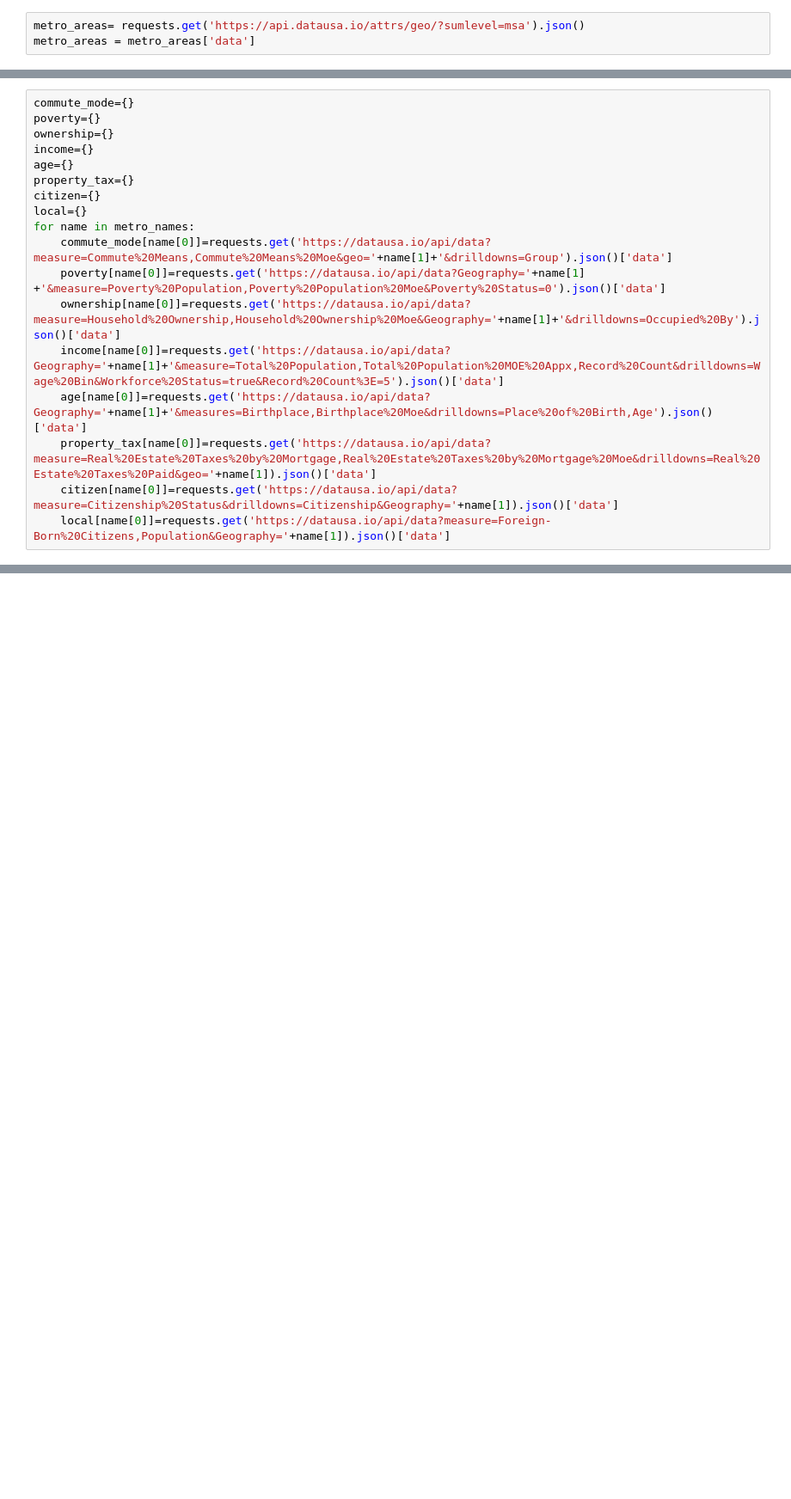
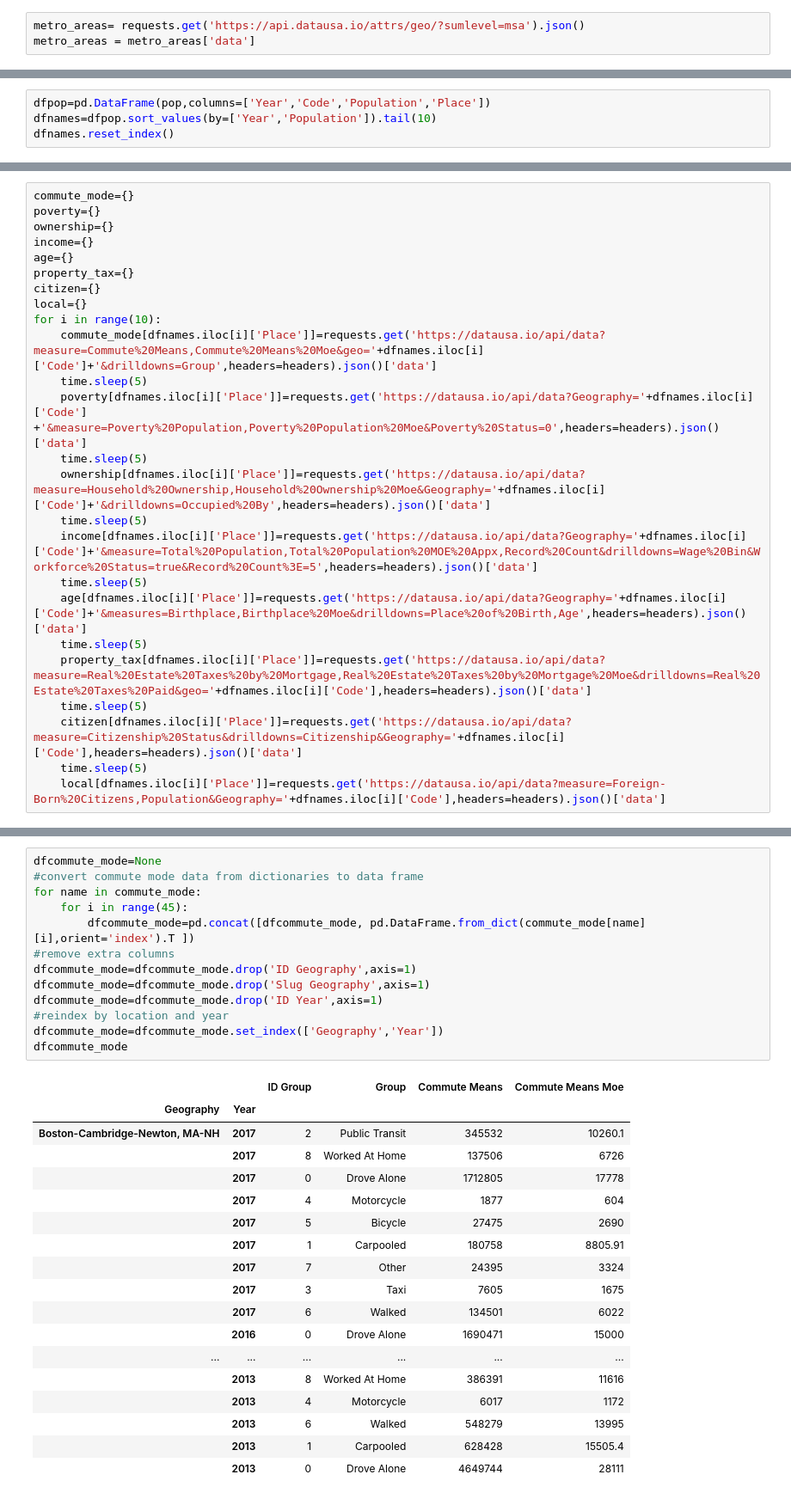
Before and after one commit to aneou/Springboard, a Jupyter notebook: data collection.ipynb, the cells around one changed output, grey strips where cells are left out. Shown at 86% size. Saved outputs shown, nothing was run; the diff lists cells and outputs as text; blank space fills up the shorter version.

```diff
--- a/data collection.ipynb
+++ b/data collection.ipynb
@@ -11,0 +19,4 @@ for data in metro_areas:
+# %%
+dfpop=pd.DataFrame(pop,columns=['Year','Code','Population','Place'])
+dfnames=dfpop.sort_values(by=['Year','Population']).tail(10)
+dfnames.reset_index()
@@ -22,12 +44,19 @@ age={}
 property_tax={}
 citizen={}
 local={}
-for name in metro_names:
-    commute_mode[name[0]]=requests.get('https://datausa.io/api/data?measure=Commute%20Means,Commute%20Means%20Moe&geo='+name[1]+'&drilldowns=Group').json()['data']
-    poverty[name[0]]=requests.get('https://datausa.io/api/data?Geography='+name[1] +'&measure=Poverty%20Population,Poverty%20Population%20Moe&Poverty%20Status=0').json()['data']
-    ownership[name[0]]=requests.get('https://datausa.io/api/data?measure=Household%20Ownership,Household%20Ownership%20Moe&Geography='+name[1]+'&drilldowns=Occupied%20By').json()['data']
-    income[name[0]]=requests.get('https://datausa.io/api/data?Geography='+name[1]+'&measure=Total%20Population,Total%20Population%20MOE%20Appx,Record%20Count&drilldowns=Wage%20Bin&Workforce%20Status=true&Record%20Count%3E=5').json()['data']
-    age[name[0]]=requests.get('https://datausa.io/api/data?Geography='+name[1]+'&measures=Birthplace,Birthplace%20Moe&drilldowns=Place%20of%20Birth,Age').json()['data']
-    property_tax[name[0]]=requests.get('https://datausa.io/api/data?measure=Real%20Estate%20Taxes%20by%20Mortgage,Real%20Estate%20Taxes%20by%20Mortgage%20Moe&drilldowns=Real%20Estate%20Taxes%20Paid&geo='+name[1]).json()['data']
-    citizen[name[0]]=requests.get('https://datausa.io/api/data?measure=Citizenship%20Status&drilldowns=Citizenship&Geography='+name[1]).json()['data']
-    local[name[0]]=requests.get('https://datausa.io/api/data?measure=Foreign-Born%20Citizens,Population&Geography='+name[1]).json()['data']
+for i in range(10):
+    commute_mode[dfnames.iloc[i]['Place']]=requests.get('https://datausa.io/api/data?measure=Commute%20Means,Commute%20Means%20Moe&geo='+dfnames.iloc[i]['Code']+'&drilldowns=Group',headers=headers).json()['data']
+    time.sleep(5)
+    poverty[dfnames.iloc[i]['Place']]=requests.get('https://datausa.io/api/data?Geography='+dfnames.iloc[i]['Code'] +'&measure=Poverty%20Population,Poverty%20Population%20Moe&Poverty%20Status=0',headers=headers).json()['data']
+    time.sleep(5)
+    ownership[dfnames.iloc[i]['Place']]=requests.get('https://datausa.io/api/data?measure=Household%20Ownership,Household%20Ownership%20Moe&Geography='+dfnames.iloc[i]['Code']+'&drilldowns=Occupied%20By',headers=headers).json()['data']
+    time.sleep(5)
+    income[dfnames.iloc[i]['Place']]=requests.get('https://datausa.io/api/data?Geography='+dfnames.iloc[i]['Code']+'&measure=Total%20Population,Total%20Population%20MOE%20Appx,Record%20Count&drilldowns=Wage%20Bin&Workforce%20Status=true&Record%20Count%3E=5',headers=headers).json()['data']
+    time.sleep(5)
+    age[dfnames.iloc[i]['Place']]=requests.get('https://datausa.io/api/data?Geography='+dfnames.iloc[i]['Code']+'&measures=Birthplace,Birthplace%20Moe&drilldowns=Place%20of%20Birth,Age',headers=headers).json()['data']
+    time.sleep(5)
+    property_tax[dfnames.iloc[i]['Place']]=requests.get('https://datausa.io/api/data?measure=Real%20Estate%20Taxes%20by%20Mortgage,Real%20Estate%20Taxes%20by%20Mortgage%20Moe&drilldowns=Real%20Estate%20Taxes%20Paid&geo='+dfnames.iloc[i]['Code'],headers=headers).json()['data']
+    time.sleep(5)
+    citizen[dfnames.iloc[i]['Place']]=requests.get('https://datausa.io/api/data?measure=Citizenship%20Status&drilldowns=Citizenship&Geography='+dfnames.iloc[i]['Code'],headers=headers).json()['data']
+    time.sleep(5)
+    local[dfnames.iloc[i]['Place']]=requests.get('https://datausa.io/api/data?measure=Foreign-Born%20Citizens,Population&Geography='+dfnames.iloc[i]['Code'],headers=headers).json()['data']
@@ -37,0 +63,32 @@ len(commute_mode)
+# %%
+dfcommute_mode=None
+#convert commute mode data from dictionaries to data frame
+for name in commute_mode:
+    for i in range(45):
+        dfcommute_mode=pd.concat([dfcommute_mode, pd.DataFrame.from_dict(commute_mode[name][i],orient='index').T ])
+#remove extra columns
+dfcommute_mode=dfcommute_mode.drop('ID Geography',axis=1)
+dfcommute_mode=dfcommute_mode.drop('Slug Geography',axis=1)
+dfcommute_mode=dfcommute_mode.drop('ID Year',axis=1)
+#reindex by location and year
+dfcommute_mode=dfcommute_mode.set_index(['Geography','Year'])
+dfcommute_mode
+# %% [output]
+|  |  | ID Group | Group | Commute Means | Commute Means Moe |
+| Geography | Year |  |  |  |  |
+| Boston-Cambridge-Newton, MA-NH | 2017 | 2 | Public Transit | 345532 | 10260.1 |
+|  | 2017 | 8 | Worked At Home | 137506 | 6726 |
+|  | 2017 | 0 | Drove Alone | 1712805 | 17778 |
+|  | 2017 | 4 | Motorcycle | 1877 | 604 |
+|  | 2017 | 5 | Bicycle | 27475 | 2690 |
+|  | 2017 | 1 | Carpooled | 180758 | 8805.91 |
+|  | 2017 | 7 | Other | 24395 | 3324 |
+|  | 2017 | 3 | Taxi | 7605 | 1675 |
+|  | 2017 | 6 | Walked | 134501 | 6022 |
+|  | 2016 | 0 | Drove Alone | 1690471 | 15000 |
+| ... | ... | ... | ... | ... | ... |
+|  | 2013 | 8 | Worked At Home | 386391 | 11616 |
+|  | 2013 | 4 | Motorcycle | 6017 | 1172 |
+|  | 2013 | 6 | Walked | 548279 | 13995 |
+|  | 2013 | 1 | Carpooled | 628428 | 15505.4 |
+|  | 2013 | 0 | Drove Alone | 4649744 | 28111 |
```
Also changed, not shown: parts of 14 cells of this notebook.
